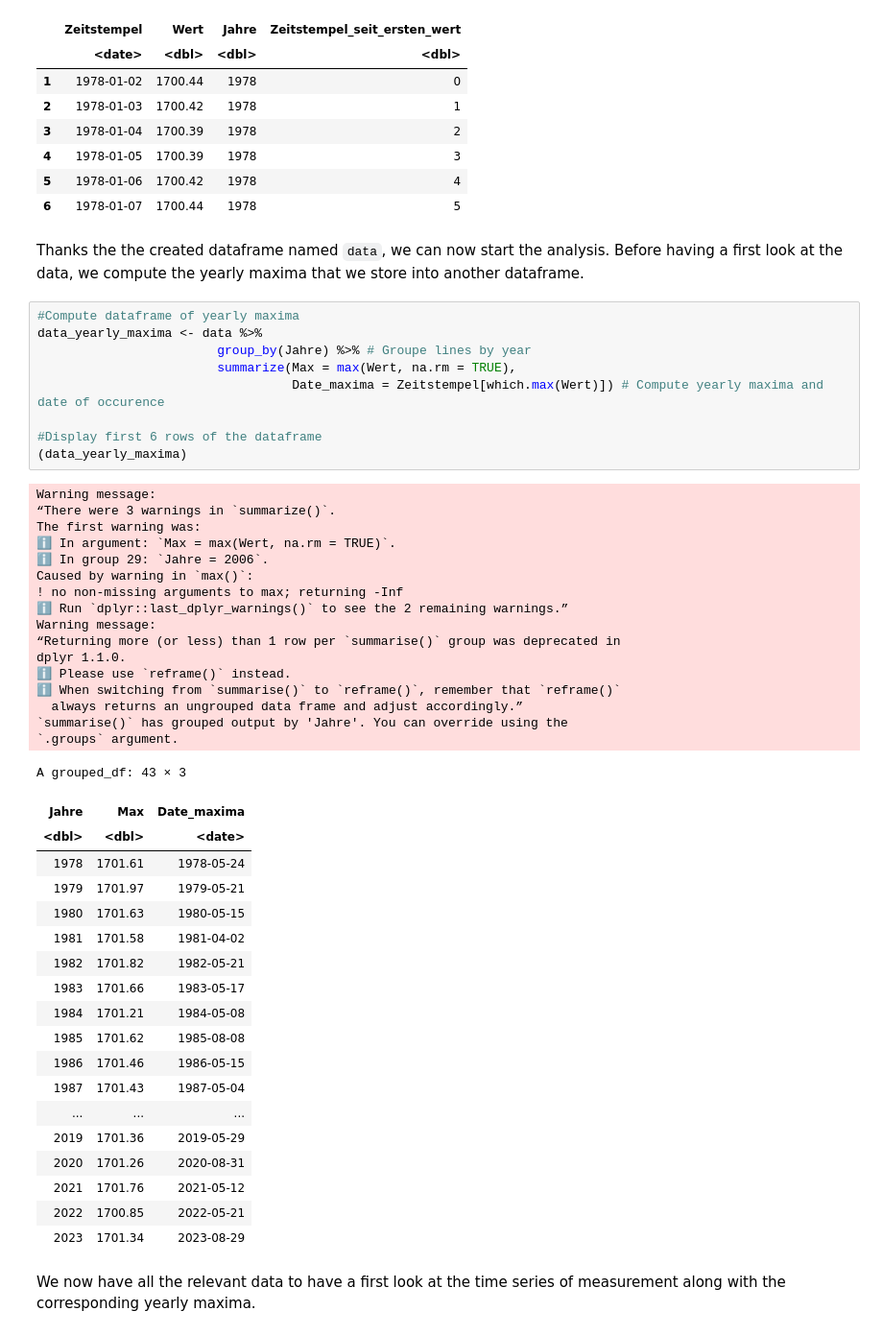
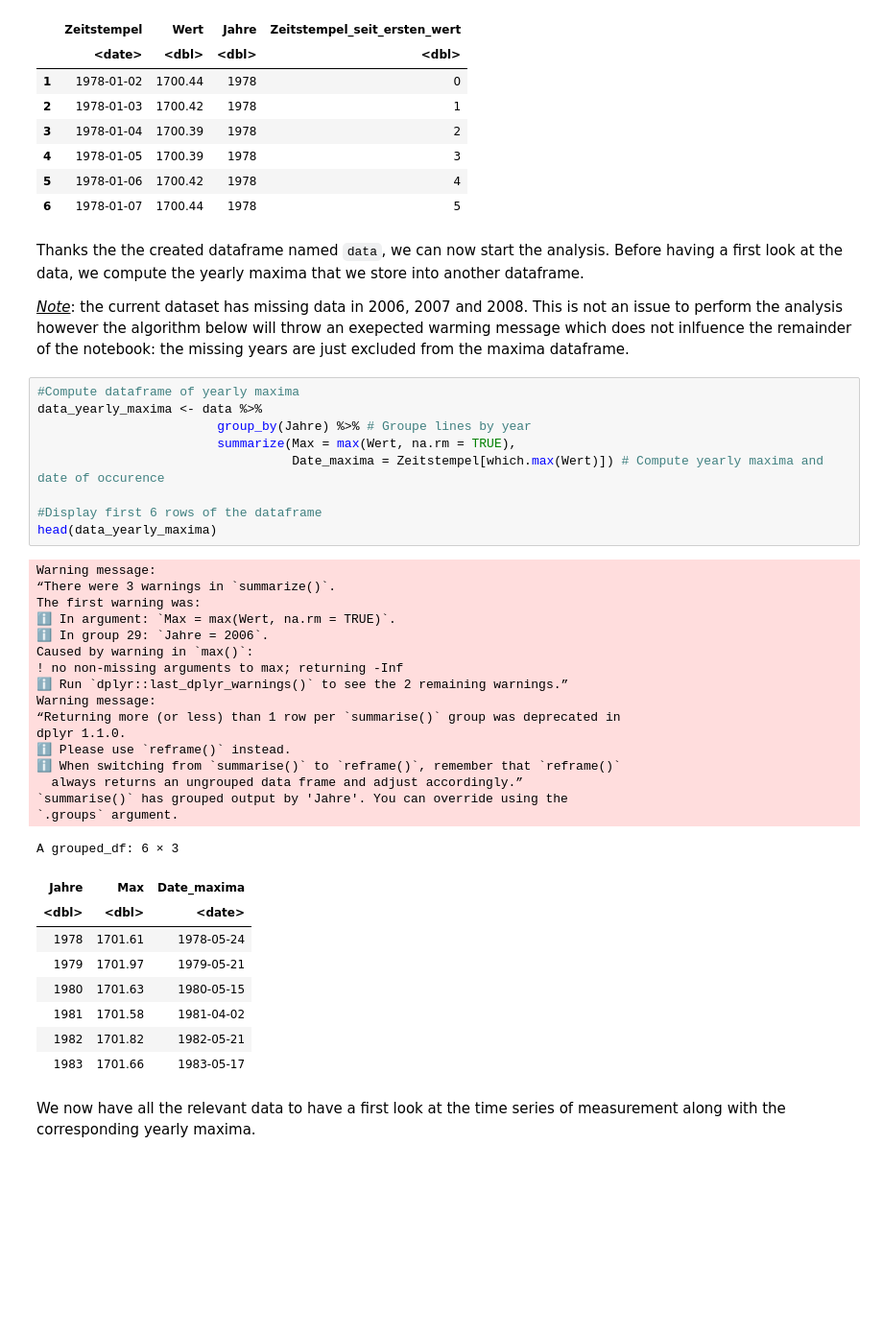
Before and after one commit to foen-admin-ch/groundwater-extreme-analysis, a Jupyter notebook: notebooks/example_2.ipynb, the cells around one changed output. Shown: that part at 96% size. Saved outputs shown, nothing was run; the diff lists cells and outputs as text; blank space fills up the shorter version.

```diff
--- a/notebooks/example_2.ipynb
+++ b/notebooks/example_2.ipynb
@@ -82,51 +82,43 @@ A data.frame: 6 × 4
 | 6 | 1978-01-07 | 1700.44 | 1978 | 5 |
 # %% [markdown]
 Thanks the the created dataframe named `data`, we can now start the analysis. Before having a first look at the data, we compute the yearly maxima that we store into another dataframe.
+
+*<ins>Note</ins>*: the current dataset has missing data in 2006, 2007 and 2008. This is not an issue to perform the analysis however the algorithm below will throw an exepected warming message which does not inlfuence the remainder of the notebook: the missing years are just excluded from the maxima dataframe.
 # %%
 #Compute dataframe of yearly maxima
 data_yearly_maxima <- data %>%
                         group_by(Jahre) %>% # Groupe lines by year
                         summarize(Max = max(Wert, na.rm = TRUE),
                                   Date_maxima = Zeitstempel[which.max(Wert)]) # Compute yearly maxima and date of occurence
 
 #Display first 6 rows of the dataframe
-(data_yearly_maxima)
+head(data_yearly_maxima)
 # %% [output]
 Warning message:
 “There were 3 warnings in `summarize()`.
 The first warning was:
 ℹ In argument: `Max = max(Wert, na.rm = TRUE)`.
 ℹ In group 29: `Jahre = 2006`.
 Caused by warning in `max()`:
 ! no non-missing arguments to max; returning -Inf
 ℹ Run `dplyr::last_dplyr_warnings()` to see the 2 remaining warnings.”
 Warning message:
 “Returning more (or less) than 1 row per `summarise()` group was deprecated in
 dplyr 1.1.0.
 ℹ Please use `reframe()` instead.
 ℹ When switching from `summarise()` to `reframe()`, remember that `reframe()`
   always returns an ungrouped data frame and adjust accordingly.”
 `summarise()` has grouped output by 'Jahre'. You can override using the
 `.groups` argument.
-A grouped_df: 43 × 3
+A grouped_df: 6 × 3
 | Jahre | Max | Date_maxima |
 | <dbl> | <dbl> | <date> |
 | 1978 | 1701.61 | 1978-05-24 |
 | 1979 | 1701.97 | 1979-05-21 |
 | 1980 | 1701.63 | 1980-05-15 |
 | 1981 | 1701.58 | 1981-04-02 |
 | 1982 | 1701.82 | 1982-05-21 |
 | 1983 | 1701.66 | 1983-05-17 |
-| 1984 | 1701.21 | 1984-05-08 |
-| 1985 | 1701.62 | 1985-08-08 |
-| 1986 | 1701.46 | 1986-05-15 |
-| 1987 | 1701.43 | 1987-05-04 |
-| ... | ... | ... |
-| 2019 | 1701.36 | 2019-05-29 |
-| 2020 | 1701.26 | 2020-08-31 |
-| 2021 | 1701.76 | 2021-05-12 |
-| 2022 | 1700.85 | 2022-05-21 |
-| 2023 | 1701.34 | 2023-08-29 |
 # %% [markdown]
 We now have all the relevant data to have a first look at the time series of measurement along with the corresponding yearly maxima.
 # %%
```
Also changed, not shown: parts of 1 cell of this notebook, 2 other files.
